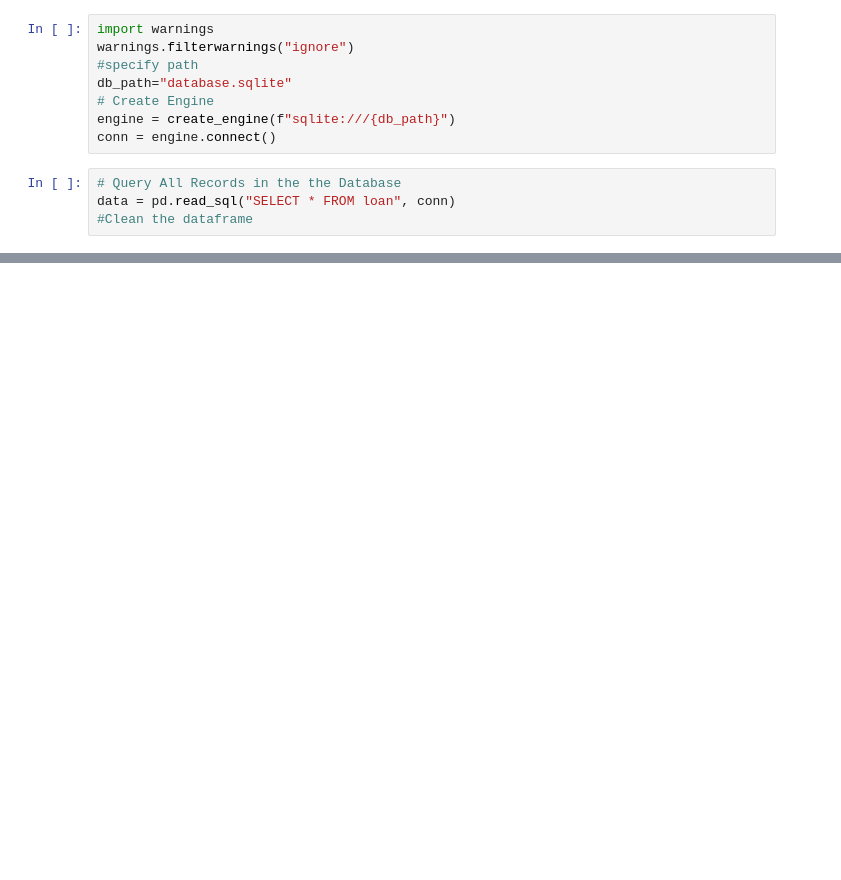
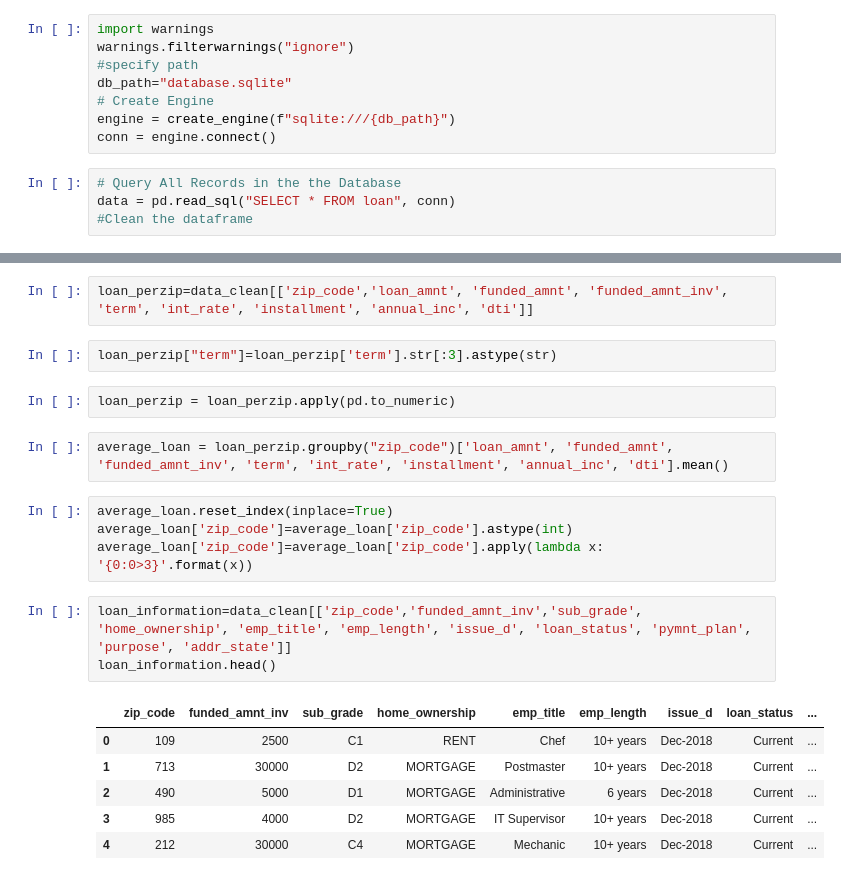
Before and after one commit to MimiB2010/ETL_Project, a Jupyter notebook: HomeValues.ipynb, the cells around one changed output, grey strips where cells are left out. Saved outputs shown, nothing was run; the diff lists cells and outputs as text; blank space fills up the shorter version.

```diff
--- a/HomeValues.ipynb
+++ b/HomeValues.ipynb
@@ -77,0 +108,22 @@ data_clean.head()
+# %%
+loan_perzip=data_clean[['zip_code','loan_amnt', 'funded_amnt', 'funded_amnt_inv', 'term', 'int_rate', 'installment', 'annual_inc', 'dti']]
+# %%
+loan_perzip["term"]=loan_perzip['term'].str[:3].astype(str)
+# %%
+loan_perzip = loan_perzip.apply(pd.to_numeric)
+# %%
+average_loan = loan_perzip.groupby("zip_code")['loan_amnt', 'funded_amnt', 'funded_amnt_inv', 'term', 'int_rate', 'installment', 'annual_inc', 'dti'].mean()
+# %%
+average_loan.reset_index(inplace=True)
+average_loan['zip_code']=average_loan['zip_code'].astype(int)
+average_loan['zip_code']=average_loan['zip_code'].apply(lambda x: '{0:0>3}'.format(x))
+# %%
+loan_information=data_clean[['zip_code','funded_amnt_inv','sub_grade', 'home_ownership', 'emp_title', 'emp_length', 'issue_d', 'loan_status', 'pymnt_plan', 'purpose', 'addr_state']]
+loan_information.head()
+# %% [output]
+|  | zip_code | funded_amnt_inv | sub_grade | home_ownership | emp_title | emp_length | issue_d | loan_status | ... |
+| 0 | 109 | 2500 | C1 | RENT | Chef | 10+ years | Dec-2018 | Current | ... |
+| 1 | 713 | 30000 | D2 | MORTGAGE | Postmaster | 10+ years | Dec-2018 | Current | ... |
+| 2 | 490 | 5000 | D1 | MORTGAGE | Administrative | 6 years | Dec-2018 | Current | ... |
+| 3 | 985 | 4000 | D2 | MORTGAGE | IT Supervisor | 10+ years | Dec-2018 | Current | ... |
+| 4 | 212 | 30000 | C4 | MORTGAGE | Mechanic | 10+ years | Dec-2018 | Current | ... |
```
Also changed, not shown: parts of 14 cells of this notebook, 2 other files.
